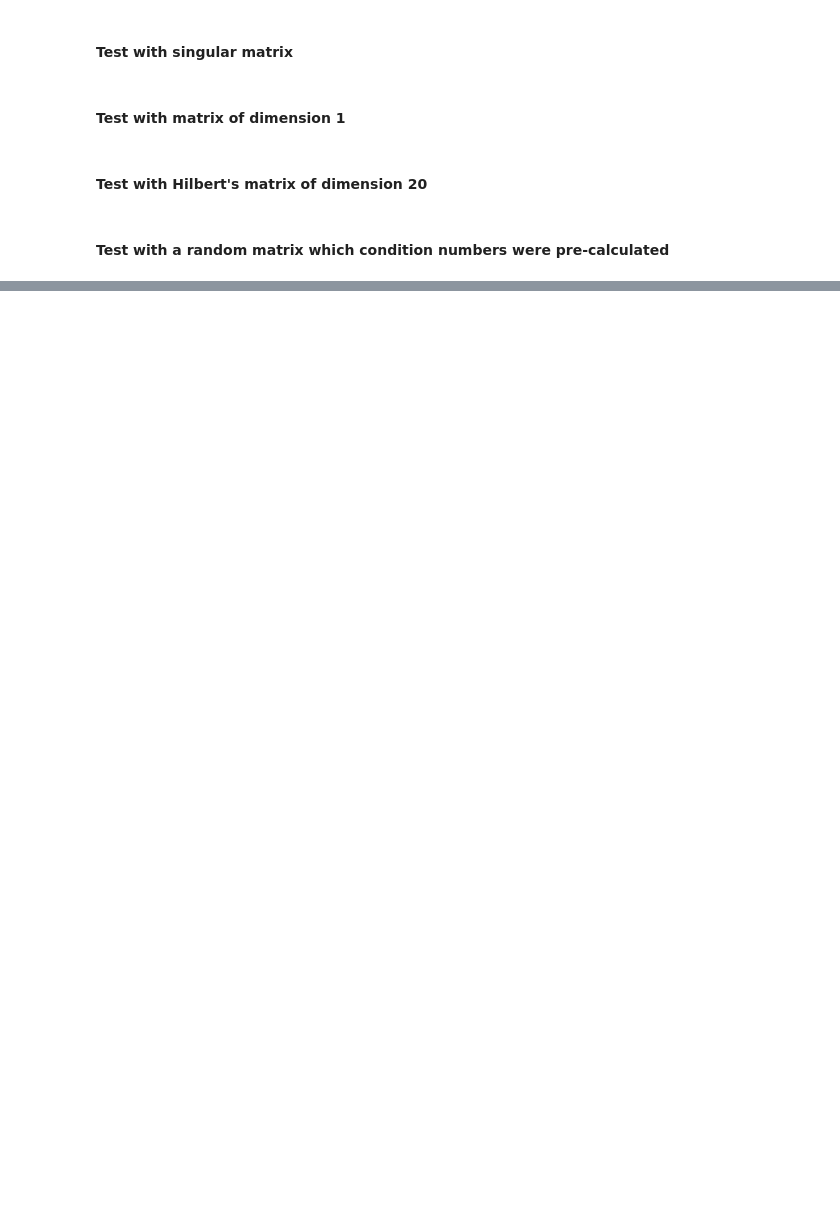
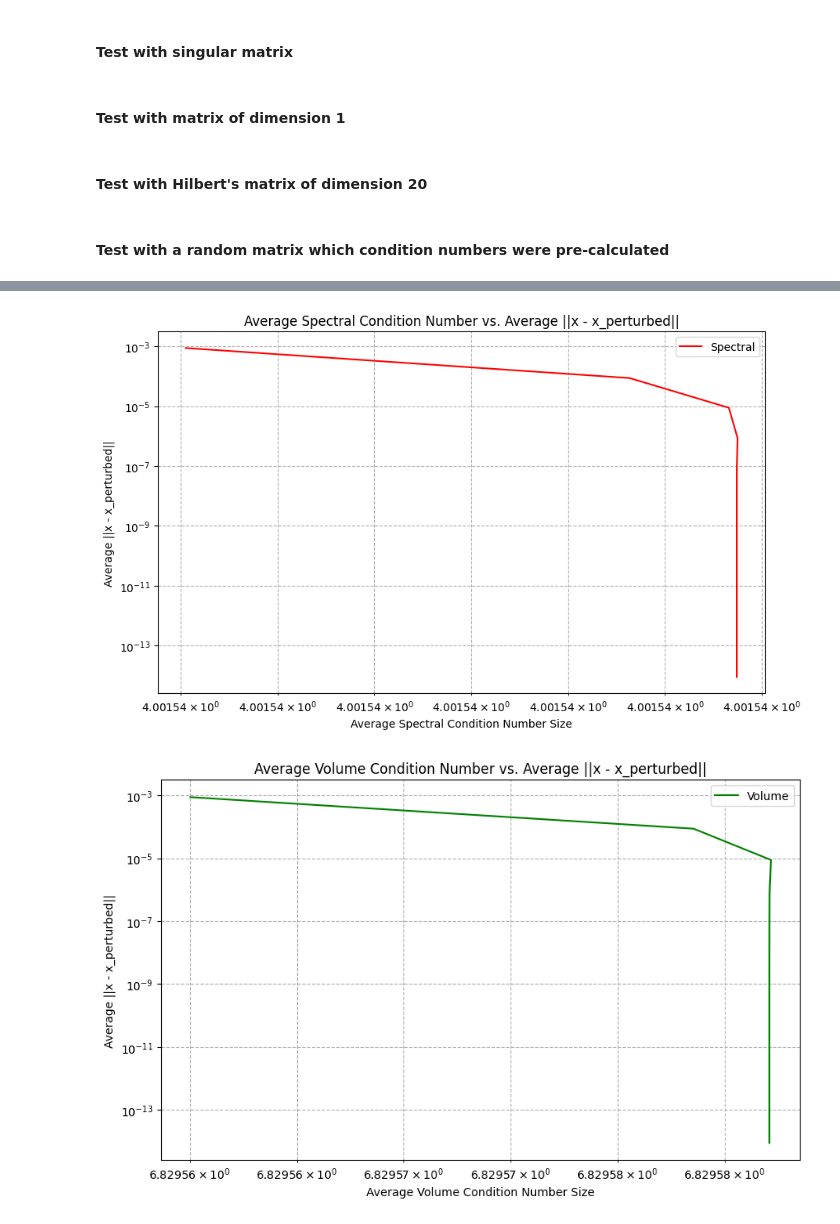
Before and after one commit to Inzilbeth/cm_s6, a Jupyter notebook: t01_condition_numbers.ipynb, the cells around one changed output, grey strips where cells are left out. Cells and saved outputs as stored; diff of their text form; code cells hidden in the pictures; blank space fills up the shorter version.

```diff
--- a/t01_condition_numbers.ipynb
+++ b/t01_condition_numbers.ipynb
@@ -203,0 +193,10 @@ plot_experiment_results(matrix_dimension, decimal_orders, matrix_generator, num_
+# %%
+matrix_dimension = 30
+decimal_orders = range(2, 14)
+matrix_generator = generate_tridiagonal_matrix_element
+num_trials = 1000
+
+plot_experiment_results(matrix_dimension, decimal_orders, matrix_generator, num_trials)
+# %% [output]
+[figure, added]
+[figure, added]
```
Also changed, not shown: parts of 11 cells of this notebook, 9 other files.
